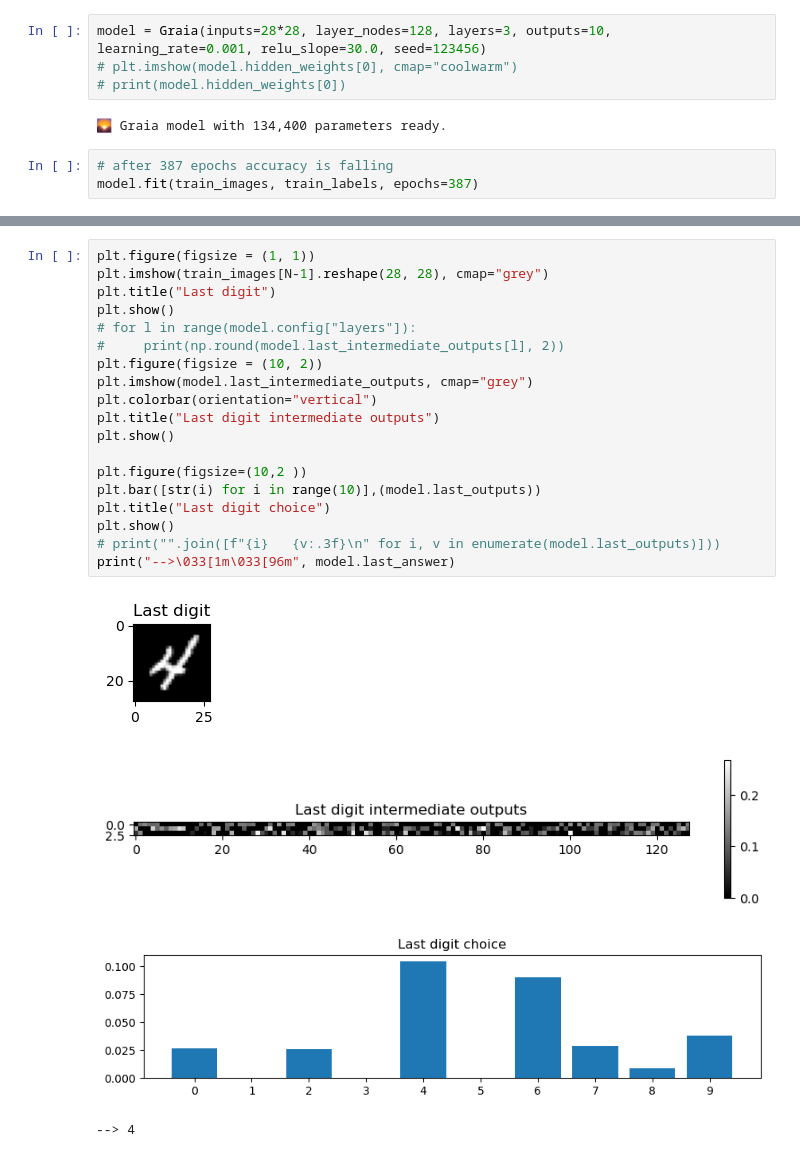
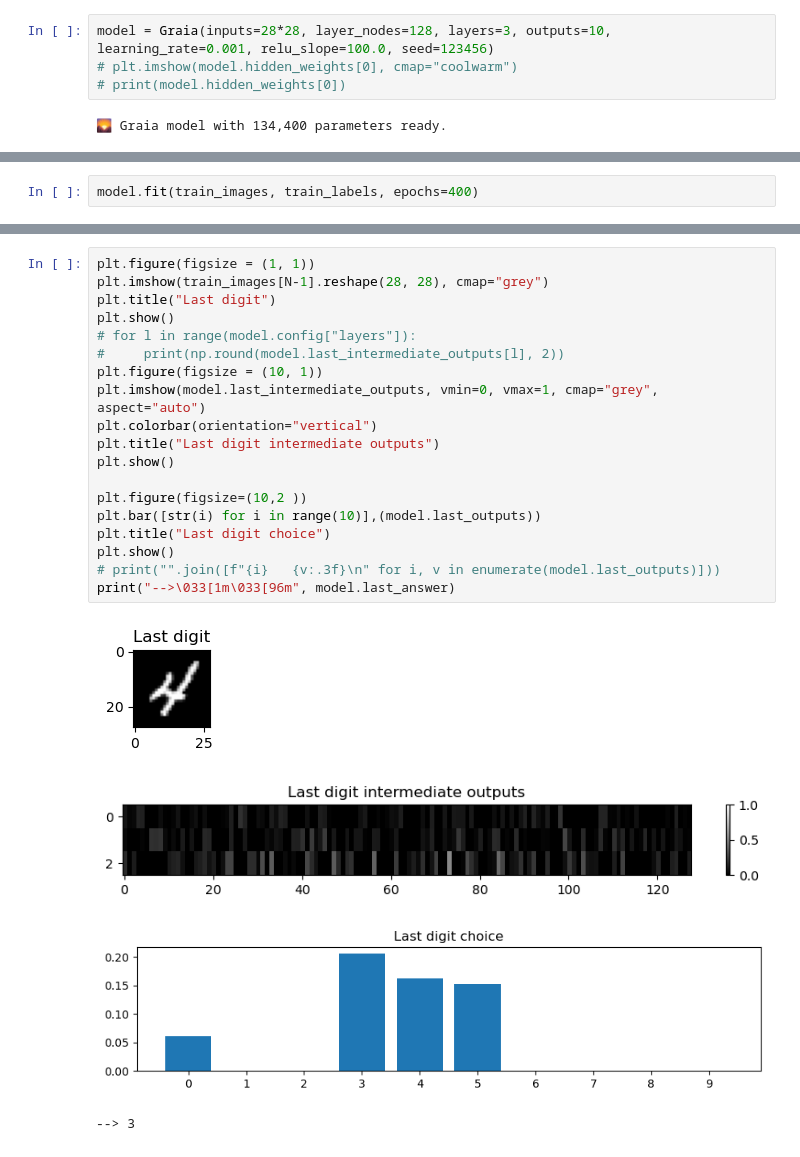
Before and after one commit to laurentpayot/graia, a Jupyter notebook: Graia_digits.ipynb, the cells around one changed output, grey strips where cells are left out. Cells and saved outputs as stored; diff of their text form.

Commit message:
intermediate digits aspect ratio

```diff
--- a/Graia_digits.ipynb
+++ b/Graia_digits.ipynb
@@ -36,11 +36,8 @@ train_images = train_images[:N]
 train_labels = train_labels[:N]
 train_images = train_images.reshape(N, 28*28)
 # %%
-model = Graia(inputs=28*28, layer_nodes=128, layers=3, outputs=10, learning_rate=0.001, relu_slope=30.0, seed=123456)
+model = Graia(inputs=28*28, layer_nodes=128, layers=3, outputs=10, learning_rate=0.001, relu_slope=100.0, seed=123456)
 # plt.imshow(model.hidden_weights[0], cmap="coolwarm")
 # print(model.hidden_weights[0])
 # %% [output]
 🌄 Graia model with 134,400 parameters ready.
-# %%
-# after 387 epochs accuracy is falling
-model.fit(train_images, train_labels, epochs=387)
@@ -48,0 +44,2 @@ Epoch 387/387    ████████████    Accuracy 70.000%
+# %%
+model.fit(train_images, train_labels, epochs=400)
@@ -77,24 +76,24 @@ show_weights(model.output_weights, "Output weights")
 # %%
 plt.figure(figsize = (1, 1))
 plt.imshow(train_images[N-1].reshape(28, 28), cmap="grey")
 plt.title("Last digit")
 plt.show()
 # for l in range(model.config["layers"]):
 #     print(np.round(model.last_intermediate_outputs[l], 2))
-plt.figure(figsize = (10, 2))
-plt.imshow(model.last_intermediate_outputs, cmap="grey")
+plt.figure(figsize = (10, 1))
+plt.imshow(model.last_intermediate_outputs, vmin=0, vmax=1, cmap="grey", aspect="auto")
 plt.colorbar(orientation="vertical")
 plt.title("Last digit intermediate outputs")
 plt.show()
 
 plt.figure(figsize=(10,2 ))
 plt.bar([str(i) for i in range(10)],(model.last_outputs))
 plt.title("Last digit choice")
 plt.show()
 # print("".join([f"{i}   {v:.3f}\n" for i, v in enumerate(model.last_outputs)]))
 print("-->\033[1m\033[96m", model.last_answer)
 # %% [output]
 [figure]
-[figure, old version]
+[figure, new version]
-[figure, old version]
+[figure, new version]
---> 4
+--> 3
```
Also changed, not shown: parts of 5 cells of this notebook.
